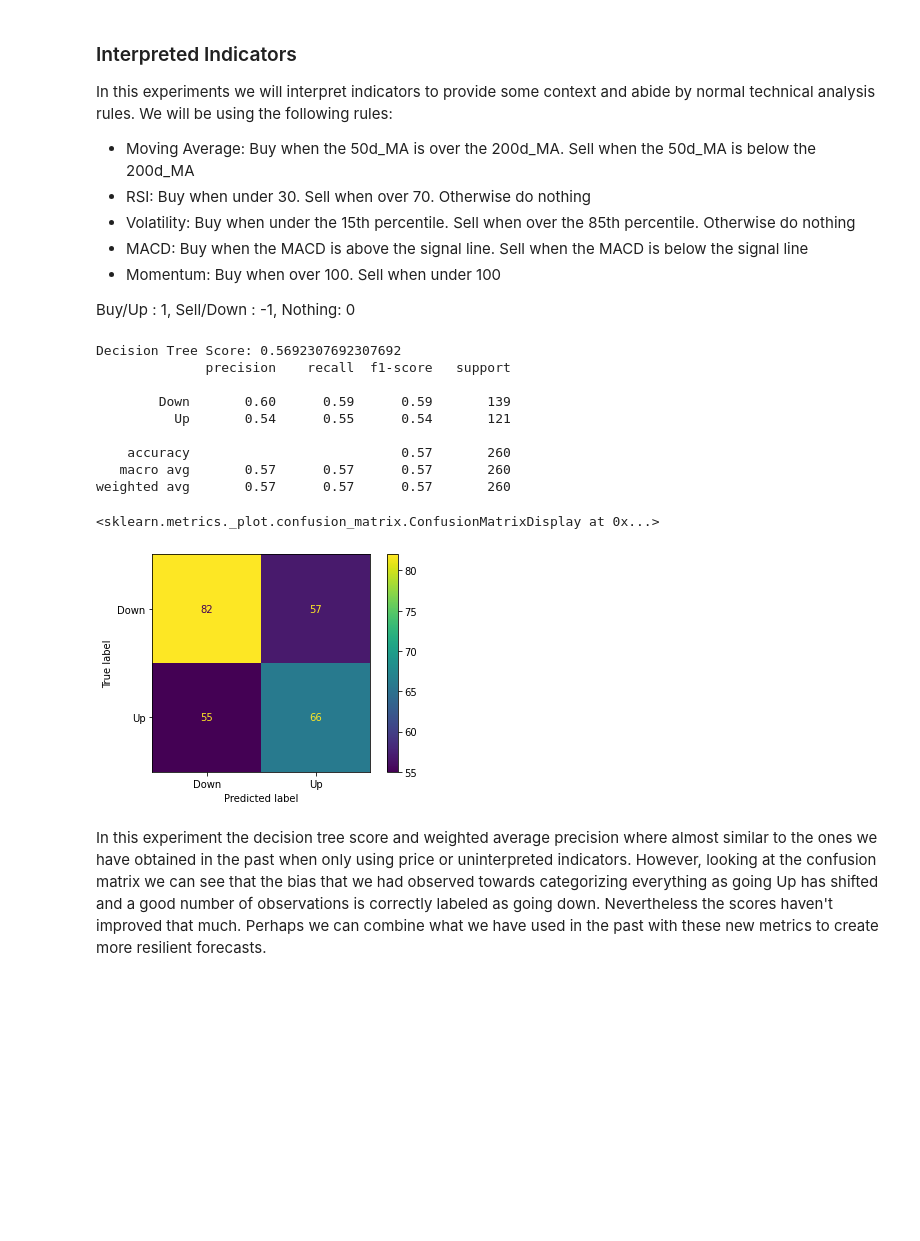
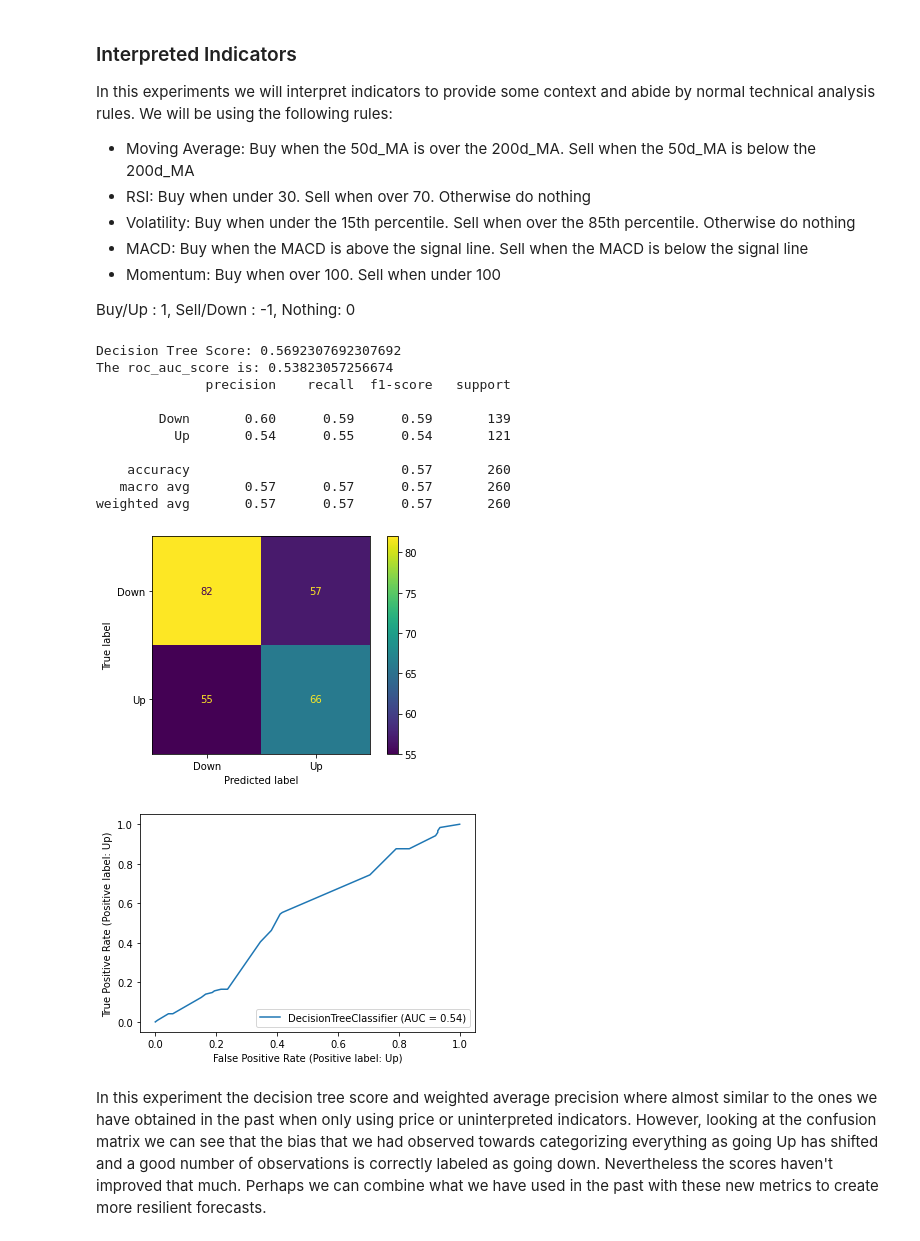
Before and after one commit to rvillacis/capstone-proj, a Jupyter notebook: Models/Decision_trees.ipynb, the cells around one changed output. Saved outputs shown, nothing was run; the diff lists cells and outputs as text; code cells hidden in the pictures; blank space fills up the shorter version.

```diff
--- a/Models/Decision_trees.ipynb
+++ b/Models/Decision_trees.ipynb
@@ -164,56 +113,23 @@ In this experiments we will interpret indicators to provide some context and abi
 - Momentum: Buy when over 100. Sell when under 100
 
 Buy/Up : 1, Sell/Down : -1, Nothing: 0
-# %%
-experiment_data = cp.Batch(start='2002-01-01',end='2014-12-31',currencies='USDEUR',filepath=filepath)
-
-all_data = pd.DataFrame()
-all_data['Momentum'] = cp.Momentum(experiment_data.px_data, period=20)['USDEUR']['Momentum']
-all_data['50d_MA'] = cp.MA(experiment_data.px_data,period=50,ma_type='exponential')['USDEUR']['50d_MA']
-all_data['200d_MA'] = cp.MA(experiment_data.px_data,period=200,ma_type='exponential')['USDEUR']['200d_MA']
-all_data['RSI'] = cp.RSI(experiment_data.px_data)['USDEUR']['RSI']
-all_data['StDev'] = cp.RollingStDev(experiment_data.px_data)['USDEUR']['StDev']
-
-processed = pd.DataFrame()
-processed['close'] = experiment_data.log_ret
-processed['Up_Down'] = cp.Up_Down(experiment_data.px_data,data_type='price')['USDEUR']['Up_Down'].shift(-1)
-processed['Momentum'] = all_data['Momentum'].apply(lambda x: 1 if x >= 100 else 0)
-processed['RSI'] = all_data['RSI'].apply(lambda x: 1 if x < 30 else -1 if x > 70 else 0)
-processed['Volatility'] = all_data['StDev'].apply(lambda x: 1 if x < np.percentile(all_data['StDev'].dropna(),20) else -1 if x > np.percentile(all_data['StDev'].dropna(),80) else 0)
-processed['MA'] = np.where(all_data['50d_MA'] > all_data['200d_MA'], 1, -1)
-processed['MACD'] = np.where(cp.MACD(experiment_data.px_data)['USDEUR']['macd'] > cp.MACD(experiment_data.px_data)['USDEUR']['signal_line'], 1, -1)
-processed.dropna(inplace=True)
-
-train_data = processed['2003-01-01':'2012-12-31']
-X_train = train_data.loc[:, train_data.columns != 'Up_Down']
-Y_train = train_data.loc[:, 'Up_Down']
-
-decision_tree = DecisionTreeClassifier(max_depth=8,min_samples_leaf=5,random_state=402811)
-decision_tree.fit(X=X_train, y=Y_train)
-
-test_data = processed['2014-01-01':'2014-12-31']
-X_test = test_data.loc[:, test_data.columns != 'Up_Down']
-Y_test = test_data.loc[:, 'Up_Down']
-
-predict_classes = decision_tree.predict(X_test)
-predict_probs = decision_tree.predict_proba(X_test)
-
-print('Decision Tree Score: {}'.format(decision_tree.score(X=X_test, y=Y_test)))
-print(classification_report(Y_test,predict_classes,zero_division=0))
-confusion_data = confusion_matrix(Y_test,predict_classes,labels=decision_tree.classes_)
-ConfusionMatrixDisplay(confusion_data, display_labels=decision_tree.classes_).plot()
-# %% [output]
-Decision Tree Score: 0.5692307692307692
-              precision    recall  f1-score   support
-
-        Down       0.60      0.59      0.59       139
-          Up       0.54      0.55      0.54       121
-
-    accuracy                           0.57       260
-   macro avg       0.57      0.57      0.57       260
-weighted avg       0.57      0.57      0.57       260
-<sklearn.metrics._plot.confusion_matrix.ConfusionMatrixDisplay at 0x...>
-[figure, removed]
+# %%
+X_train,Y_train,X_test,Y_test = model_data.interpreted_indicators(experiment_data, 'USDEUR', '2003-01-01', '2012-12-31', '2014-01-01', '2014-12-31')
+
+create_decision_tree(X_train,Y_train,X_test,Y_test,max_depth=8,min_samples_leaf=5)
+# %% [output]
+Decision Tree Score: 0.5692307692307692
+The roc_auc_score is: 0.53823057256674
+              precision    recall  f1-score   support
+
+        Down       0.60      0.59      0.59       139
+          Up       0.54      0.55      0.54       121
+
+    accuracy                           0.57       260
+   macro avg       0.57      0.57      0.57       260
+weighted avg       0.57      0.57      0.57       260
+[figure, added]
+[figure, added]
 # %% [markdown]
 In this experiment the decision tree score and weighted average precision where almost similar to the ones we have obtained in the past when only using price or uninterpreted indicators. However, looking at the confusion matrix we can see that the bias that we had observed towards categorizing everything as going Up has shifted and a good number of observations is correctly labeled as going down. Nevertheless the scores haven't improved that much. Perhaps we can combine what we have used in the past with these new metrics to create more resilient forecasts.
 # %% [markdown]
```
Also changed, not shown: parts of 24 cells of this notebook, 9 other files.
